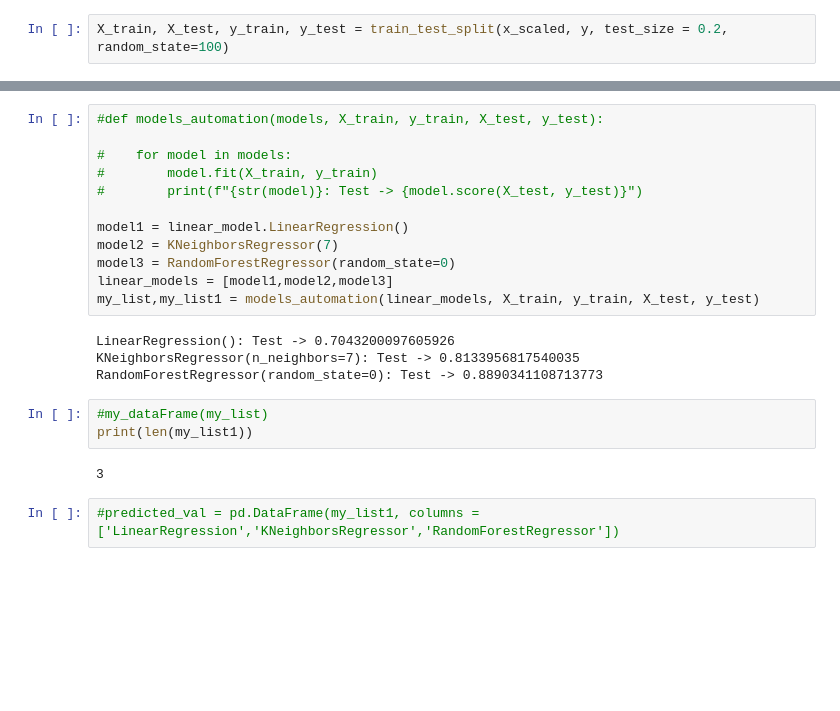
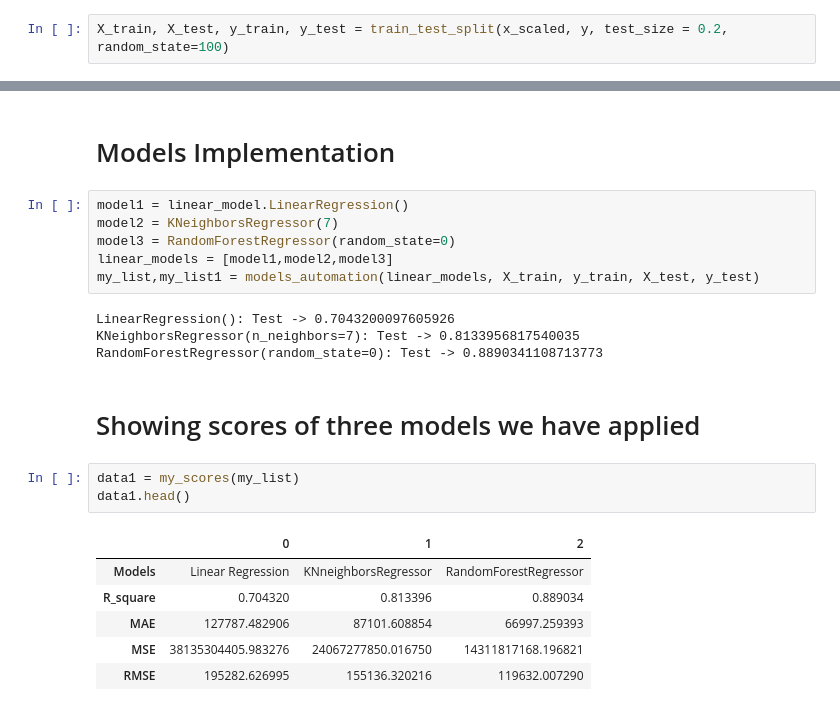
Before and after one commit to hamid89/US_housing_price_project, a Jupyter notebook: python/mid_project.ipynb, the cells around one changed output, grey strips where cells are left out. Drawn from its saved outputs; the diff is of its cells as text; blank space fills up the shorter version.

```diff
--- a/python/mid_project.ipynb
+++ b/python/mid_project.ipynb
@@ -292,10 +269,6 @@ Model Applying after applying log and Yeo Johnson transformation and Standard Sc
+# %% [markdown]
+# Models Implementation
 # %%
-#def models_automation(models, X_train, y_train, X_test, y_test):
-
-#    for model in models:
-#        model.fit(X_train, y_train)
-#        print(f"{str(model)}: Test -> {model.score(X_test, y_test)}")
-
 model1 = linear_model.LinearRegression()
 model2 = KNeighborsRegressor(7)
 model3 = RandomForestRegressor(random_state=0)
@@ -305,10 +278,15 @@ my_list,my_list1 = models_automation(linear_models, X_train, y_train, X_test, y_
 LinearRegression(): Test -> 0.7043200097605926
 KNeighborsRegressor(n_neighbors=7): Test -> 0.8133956817540035
 RandomForestRegressor(random_state=0): Test -> 0.8890341108713773
-# %%
-#my_dataFrame(my_list)
-print(len(my_list1))
-# %% [output]
-3
-# %%
-#predicted_val = pd.DataFrame(my_list1, columns = ['LinearRegression','KNeighborsRegressor','RandomForestRegressor'])
+# %% [markdown]
+# Showing scores of three models we have applied
+# %%
+data1 = my_scores(my_list)
+data1.head()
+# %% [output]
+|  | 0 | 1 | 2 |
+| Models | Linear Regression | KNneighborsRegressor | RandomForestRegressor |
+| R_square | 0.704320 | 0.813396 | 0.889034 |
+| MAE | 127787.482906 | 87101.608854 | 66997.259393 |
+| MSE | 38135304405.983276 | 24067277850.016750 | 14311817168.196821 |
+| RMSE | 195282.626995 | 155136.320216 | 119632.007290 |
```
Also changed, not shown: parts of 46 cells of this notebook.
